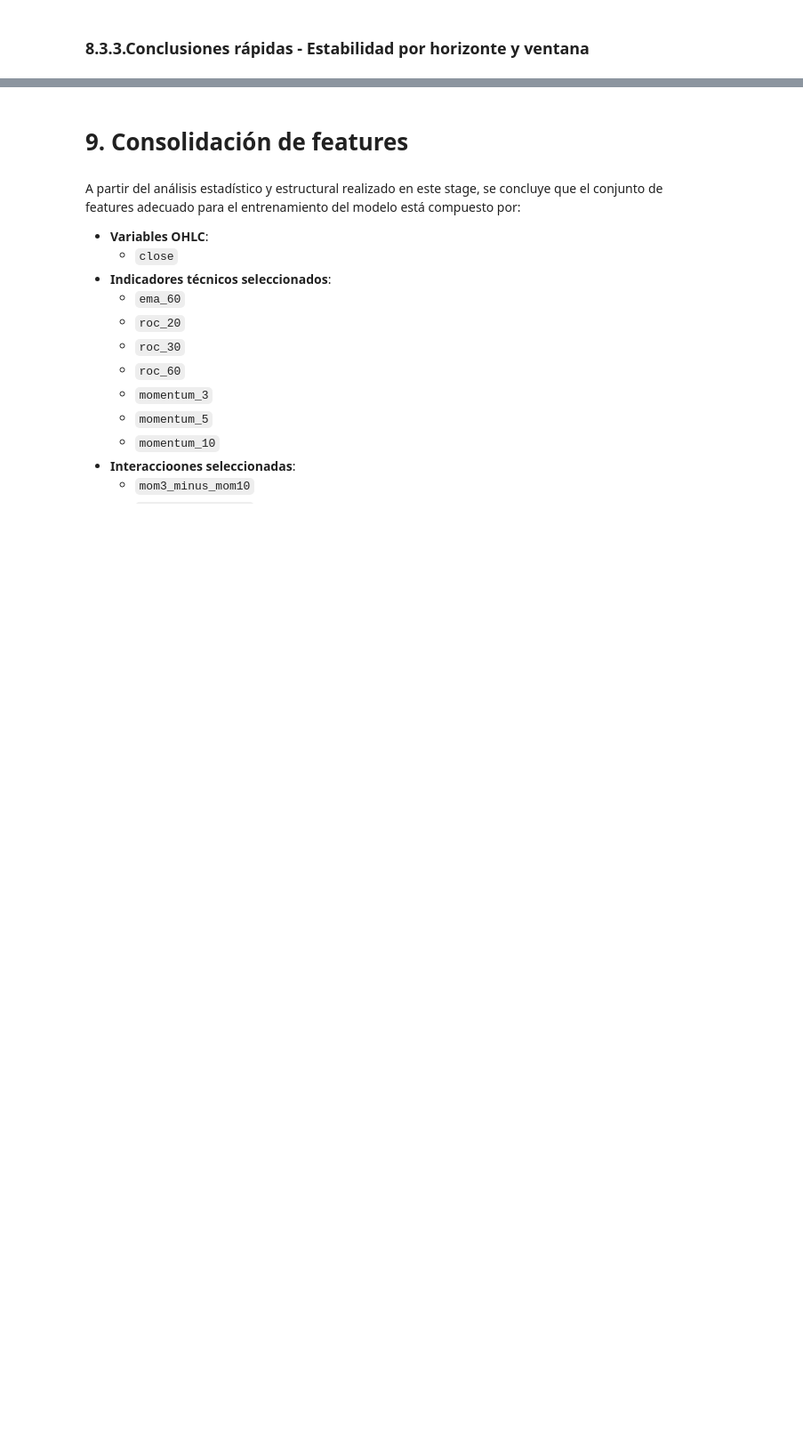
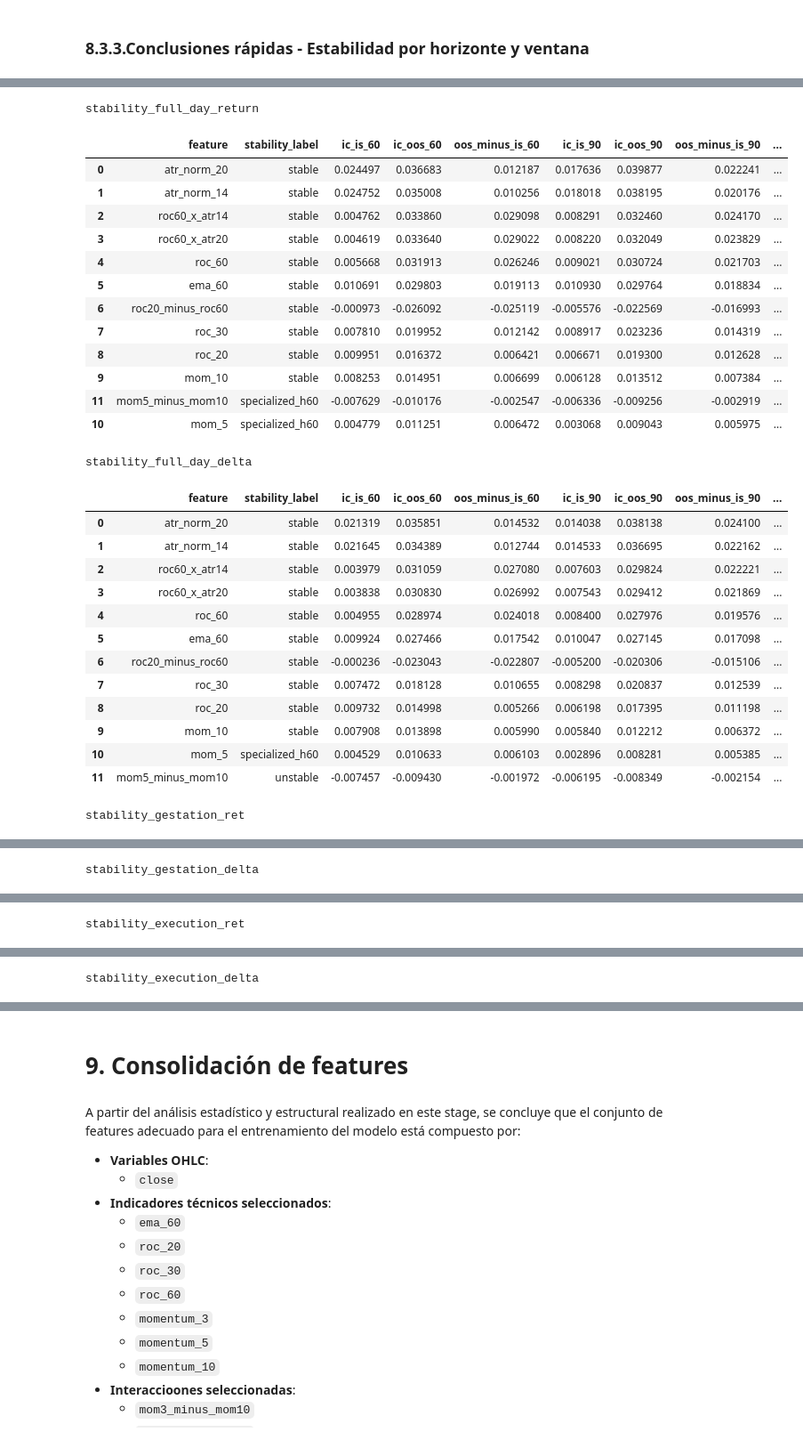
Before and after one commit to GUNAPILLCO/neural_profit, a Jupyter notebook: stage_03_feature_engineering/stage_03_feature_engineering.ipynb, the cells around one changed output, grey strips where cells are left out. Shown at 89% size. Saved outputs shown, nothing was run; the diff lists cells and outputs as text; code cells hidden in the pictures; blank space fills up the shorter version.

```diff
--- a/stage_03_feature_engineering/stage_03_feature_engineering.ipynb
+++ b/stage_03_feature_engineering/stage_03_feature_engineering.ipynb
@@ -6367,2 +6229,34 @@ stability_execution
+# %%
+df_execution = filter_by_minute_window(
+    mnq_with_interactions,
+    start_time=start_time_execution_window,
+    end_time=final_time_execution_window,
+)
+# %%
+stability_execution_ret = evaluate_feature_stability_by_horizon_split(
+    df=df_execution,
+    features=features_to_check,
+    target_h60="ret_60",
+    target_h90="ret_90",
+    split_col="split_fe",
+    is_label="IS",
+    oos_label="OOS",
+    method="spearman",
+    min_obs=200,
+    min_abs_ic=0.01,
+)
+
+stability_execution_delta = evaluate_feature_stability_by_horizon_split(
+    df=df_execution,
+    features=features_to_check,
+    target_h60="delta_60",
+    target_h90="delta_90",
+    split_col="split_fe",
+    is_label="IS",
+    oos_label="OOS",
+    method="spearman",
+    min_obs=200,
+    min_abs_ic=0.01,
+)
 # %% [markdown]
 ### **8.3.3.Conclusiones rápidas - Estabilidad por horizonte y ventana**
@@ -6452,0 +6263,43 @@ Las **interacciones y momentum** **sí se utilizan**, pero **solo en ventanas**,
+# %%
+print("\nstability_full_day_return\n")
+display(stability_full_day_ret)
+print("\nstability_full_day_delta\n")
+display(stability_full_day_delta)
+print("\nstability_gestation_ret\n")
+display(stability_gestation_ret)
+print("\nstability_gestation_delta\n")
+display(stability_gestation_delta)
+print("\nstability_execution_ret\n")
+display(stability_execution_ret)
+print("\nstability_execution_delta\n")
+display(stability_execution_delta)
+# %% [output]
+stability_full_day_return
+|  | feature | stability_label | ic_is_60 | ic_oos_60 | oos_minus_is_60 | ic_is_90 | ic_oos_90 | oos_minus_is_90 | ... |
+| 0 | atr_norm_20 | stable | 0.024497 | 0.036683 | 0.012187 | 0.017636 | 0.039877 | 0.022241 | ... |
+| 1 | atr_norm_14 | stable | 0.024752 | 0.035008 | 0.010256 | 0.018018 | 0.038195 | 0.020176 | ... |
+| 2 | roc60_x_atr14 | stable | 0.004762 | 0.033860 | 0.029098 | 0.008291 | 0.032460 | 0.024170 | ... |
+| 3 | roc60_x_atr20 | stable | 0.004619 | 0.033640 | 0.029022 | 0.008220 | 0.032049 | 0.023829 | ... |
+| 4 | roc_60 | stable | 0.005668 | 0.031913 | 0.026246 | 0.009021 | 0.030724 | 0.021703 | ... |
+| 5 | ema_60 | stable | 0.010691 | 0.029803 | 0.019113 | 0.010930 | 0.029764 | 0.018834 | ... |
+| 6 | roc20_minus_roc60 | stable | -0.000973 | -0.026092 | -0.025119 | -0.005576 | -0.022569 | -0.016993 | ... |
+| 7 | roc_30 | stable | 0.007810 | 0.019952 | 0.012142 | 0.008917 | 0.023236 | 0.014319 | ... |
+| 8 | roc_20 | stable | 0.009951 | 0.016372 | 0.006421 | 0.006671 | 0.019300 | 0.012628 | ... |
+| 9 | mom_10 | stable | 0.008253 | 0.014951 | 0.006699 | 0.006128 | 0.013512 | 0.007384 | ... |
+| 11 | mom5_minus_mom10 | specialized_h60 | -0.007629 | -0.010176 | -0.002547 | -0.006336 | -0.009256 | -0.002919 | ... |
+| 10 | mom_5 | specialized_h60 | 0.004779 | 0.011251 | 0.006472 | 0.003068 | 0.009043 | 0.005975 | ... |
+stability_full_day_delta
+|  | feature | stability_label | ic_is_60 | ic_oos_60 | oos_minus_is_60 | ic_is_90 | ic_oos_90 | oos_minus_is_90 | ... |
+| 0 | atr_norm_20 | stable | 0.021319 | 0.035851 | 0.014532 | 0.014038 | 0.038138 | 0.024100 | ... |
+| 1 | atr_norm_14 | stable | 0.021645 | 0.034389 | 0.012744 | 0.014533 | 0.036695 | 0.022162 | ... |
+| 2 | roc60_x_atr14 | stable | 0.003979 | 0.031059 | 0.027080 | 0.007603 | 0.029824 | 0.022221 | ... |
+| 3 | roc60_x_atr20 | stable | 0.003838 | 0.030830 | 0.026992 | 0.007543 | 0.029412 | 0.021869 | ... |
+| 4 | roc_60 | stable | 0.004955 | 0.028974 | 0.024018 | 0.008400 | 0.027976 | 0.019576 | ... |
+| 5 | ema_60 | stable | 0.009924 | 0.027466 | 0.017542 | 0.010047 | 0.027145 | 0.017098 | ... |
+| 6 | roc20_minus_roc60 | stable | -0.000236 | -0.023043 | -0.022807 | -0.005200 | -0.020306 | -0.015106 | ... |
+| 7 | roc_30 | stable | 0.007472 | 0.018128 | 0.010655 | 0.008298 | 0.020837 | 0.012539 | ... |
+| 8 | roc_20 | stable | 0.009732 | 0.014998 | 0.005266 | 0.006198 | 0.017395 | 0.011198 | ... |
+| 9 | mom_10 | stable | 0.007908 | 0.013898 | 0.005990 | 0.005840 | 0.012212 | 0.006372 | ... |
+| 10 | mom_5 | specialized_h60 | 0.004529 | 0.010633 | 0.006103 | 0.002896 | 0.008281 | 0.005385 | ... |
+| 11 | mom5_minus_mom10 | unstable | -0.007457 | -0.009430 | -0.001972 | -0.006195 | -0.008349 | -0.002154 | ... |
+stability_gestation_ret
@@ -6452,0 +6319 @@ Las **interacciones y momentum** **sí se utilizan**, pero **solo en ventanas**,
+stability_gestation_delta
@@ -6452,0 +6333 @@ Las **interacciones y momentum** **sí se utilizan**, pero **solo en ventanas**,
+stability_execution_ret
@@ -6452,0 +6347 @@ Las **interacciones y momentum** **sí se utilizan**, pero **solo en ventanas**,
+stability_execution_delta
```
Also changed, not shown: parts of 41 cells of this notebook.
